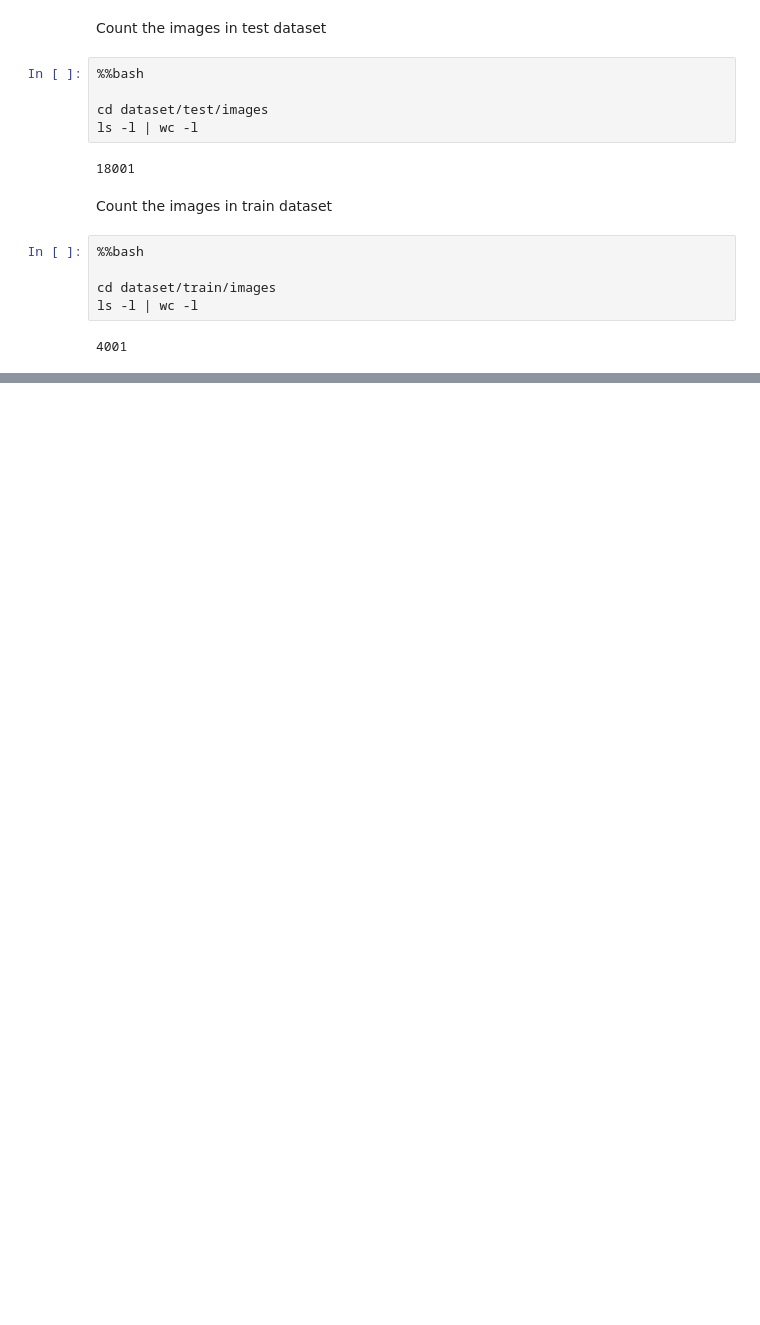
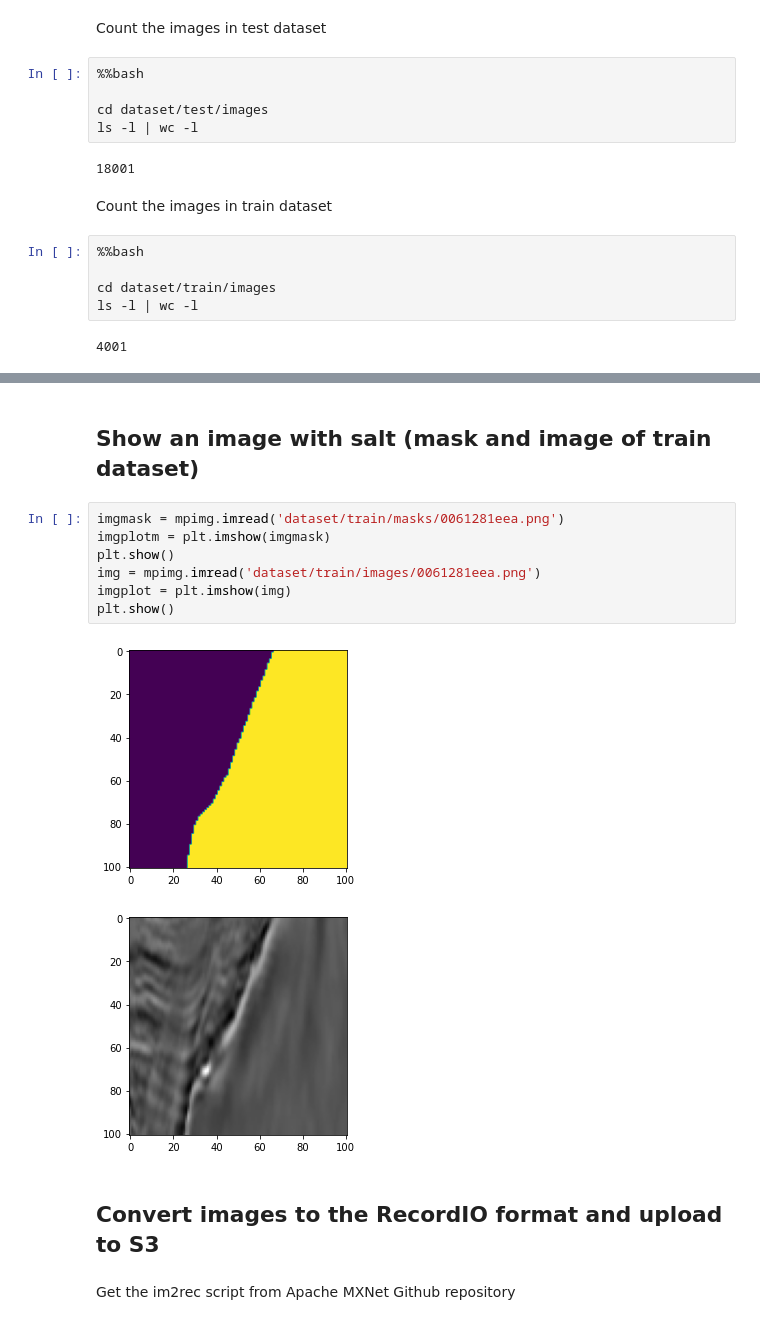
Before and after one commit to atziripe/CapsuleNNSaltDetection, a Jupyter notebook: image-preprocessing.ipynb, the cells around one changed output, grey strips where cells are left out. Drawn from its saved outputs; the diff is of its cells as text; blank space fills up the shorter version.

Commit message:
create recordio formats

```diff
--- a/image-preprocessing.ipynb
+++ b/image-preprocessing.ipynb
@@ -122,0 +136,16 @@ ls -l | wc -l
+# %% [markdown]
+## Show an image with salt (mask and image of train dataset)
+# %%
+imgmask = mpimg.imread('dataset/train/masks/0061281eea.png')
+imgplotm = plt.imshow(imgmask)
+plt.show()
+img = mpimg.imread('dataset/train/images/0061281eea.png')
+imgplot = plt.imshow(img)
+plt.show()
+# %% [output]
+[figure, added]
+[figure, added]
+# %% [markdown]
+## Convert images to the RecordIO format and upload to S3
+# %% [markdown]
+Get the im2rec script from Apache MXNet Github repository
```
Also changed, not shown: parts of 9 cells of this notebook, 6 other files.
